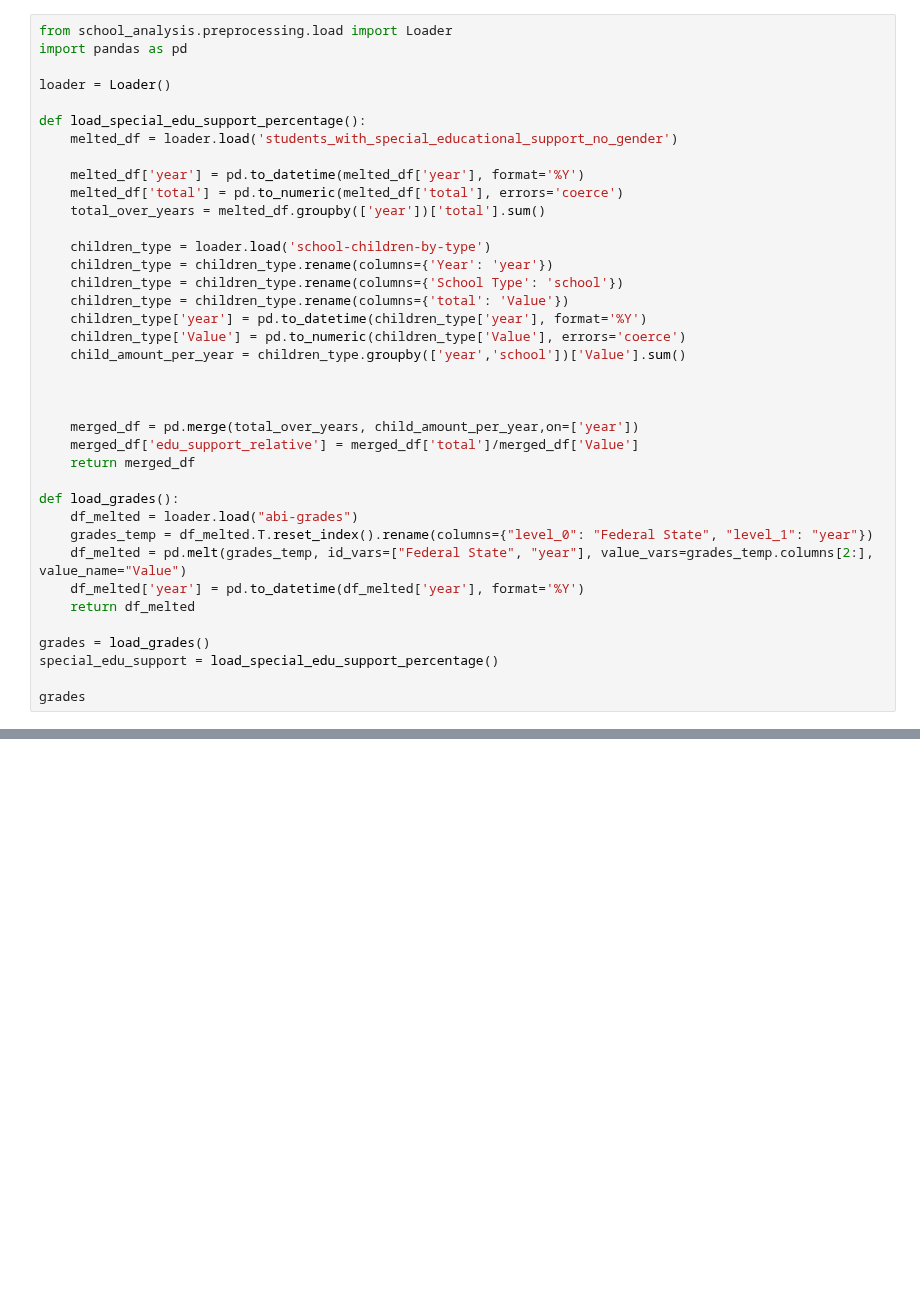
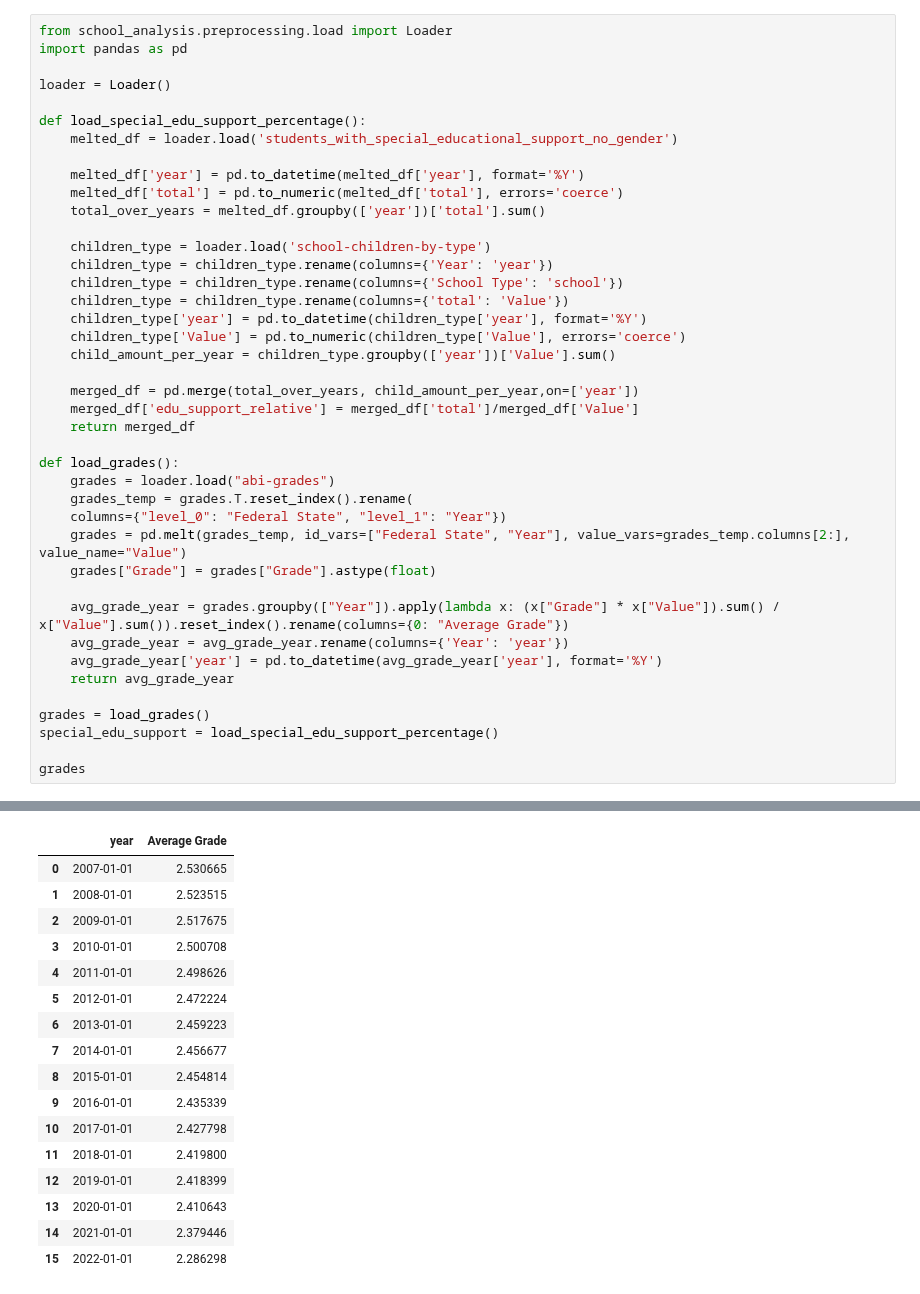
Before and after one commit to KarylReyne/DataLiteracyWS23, a Jupyter notebook: exp/Js-008-Correlationen-Grades-Edu-Support.ipynb, the cells around one changed output, grey strips where cells are left out. Cells and saved outputs as stored; diff of their text form; blank space fills up the shorter version.

```diff
--- a/exp/Js-008-Correlationen-Grades-Edu-Support.ipynb
+++ b/exp/Js-008-Correlationen-Grades-Edu-Support.ipynb
@@ -17,20 +17,23 @@ def load_special_edu_support_percentage():
     children_type = children_type.rename(columns={'total': 'Value'})
     children_type['year'] = pd.to_datetime(children_type['year'], format='%Y')
     children_type['Value'] = pd.to_numeric(children_type['Value'], errors='coerce')
-    child_amount_per_year = children_type.groupby(['year','school'])['Value'].sum()
-
-
+    child_amount_per_year = children_type.groupby(['year'])['Value'].sum()
 
     merged_df = pd.merge(total_over_years, child_amount_per_year,on=['year'])
     merged_df['edu_support_relative'] = merged_df['total']/merged_df['Value']
     return merged_df
 
 def load_grades():
-    df_melted = loader.load("abi-grades")
-    grades_temp = df_melted.T.reset_index().rename(columns={"level_0": "Federal State", "level_1": "year"})
-    df_melted = pd.melt(grades_temp, id_vars=["Federal State", "year"], value_vars=grades_temp.columns[2:], value_name="Value")
-    df_melted['year'] = pd.to_datetime(df_melted['year'], format='%Y')
-    return df_melted
+    grades = loader.load("abi-grades")
+    grades_temp = grades.T.reset_index().rename(
+    columns={"level_0": "Federal State", "level_1": "Year"})
+    grades = pd.melt(grades_temp, id_vars=["Federal State", "Year"], value_vars=grades_temp.columns[2:], value_name="Value")
+    grades["Grade"] = grades["Grade"].astype(float)
+
+    avg_grade_year = grades.groupby(["Year"]).apply(lambda x: (x["Grade"] * x["Value"]).sum() / x["Value"].sum()).reset_index().rename(columns={0: "Average Grade"})
+    avg_grade_year = avg_grade_year.rename(columns={'Year': 'year'})
+    avg_grade_year['year'] = pd.to_datetime(avg_grade_year['year'], format='%Y')
+    return avg_grade_year
 
 grades = load_grades()
 special_edu_support = load_special_edu_support_percentage()
@@ -41,3 +43,20 @@ FileNotFoundError: [Errno 2] No such file or directory: 'C:\\Users\\jonas\\OneDr
+|  | year | Average Grade |
+| 0 | 2007-01-01 | 2.530665 |
+| 1 | 2008-01-01 | 2.523515 |
+| 2 | 2009-01-01 | 2.517675 |
+| 3 | 2010-01-01 | 2.500708 |
+| 4 | 2011-01-01 | 2.498626 |
+| 5 | 2012-01-01 | 2.472224 |
+| 6 | 2013-01-01 | 2.459223 |
+| 7 | 2014-01-01 | 2.456677 |
+| 8 | 2015-01-01 | 2.454814 |
+| 9 | 2016-01-01 | 2.435339 |
+| 10 | 2017-01-01 | 2.427798 |
+| 11 | 2018-01-01 | 2.419800 |
+| 12 | 2019-01-01 | 2.418399 |
+| 13 | 2020-01-01 | 2.410643 |
+| 14 | 2021-01-01 | 2.379446 |
+| 15 | 2022-01-01 | 2.286298 |
 # %%
 #we just can correlate over the years, because special educational support by states such as school type for the grades is not available
 merged_df = pd.merge(grades, special_edu_support, on=['year'])
```
Also changed, not shown: parts of 4 cells of this notebook.
